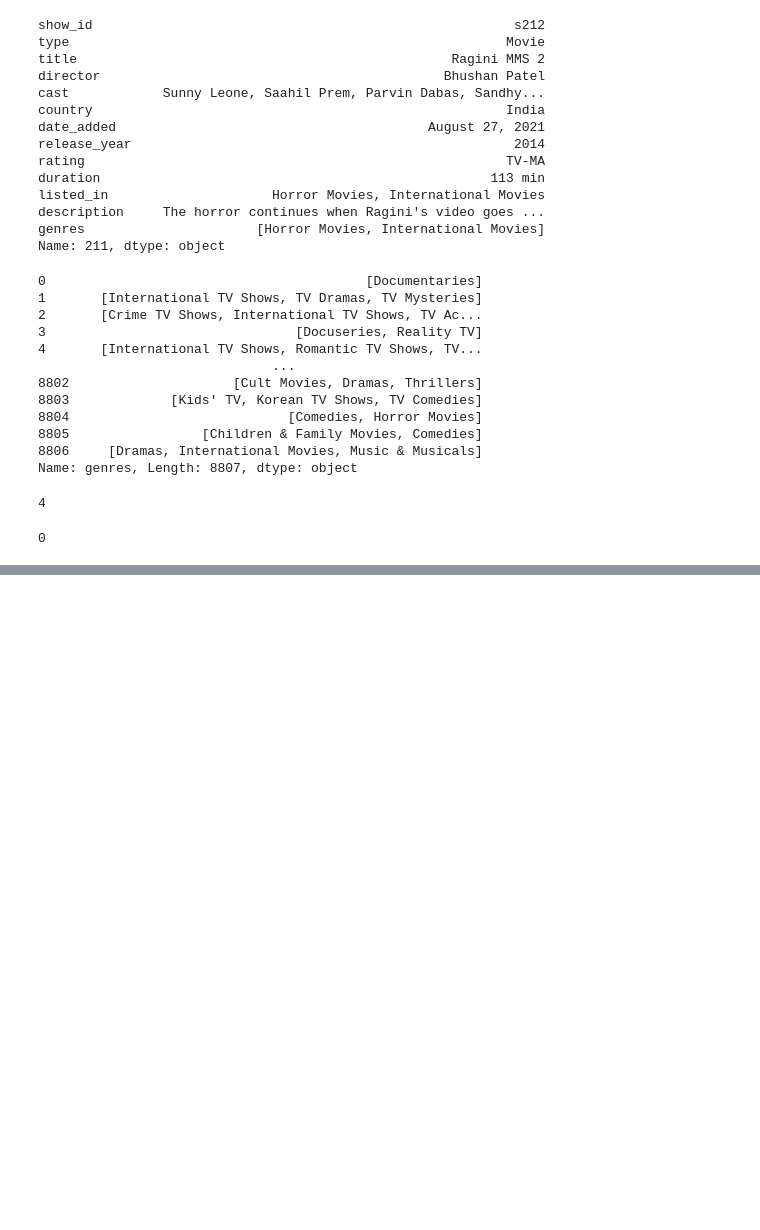
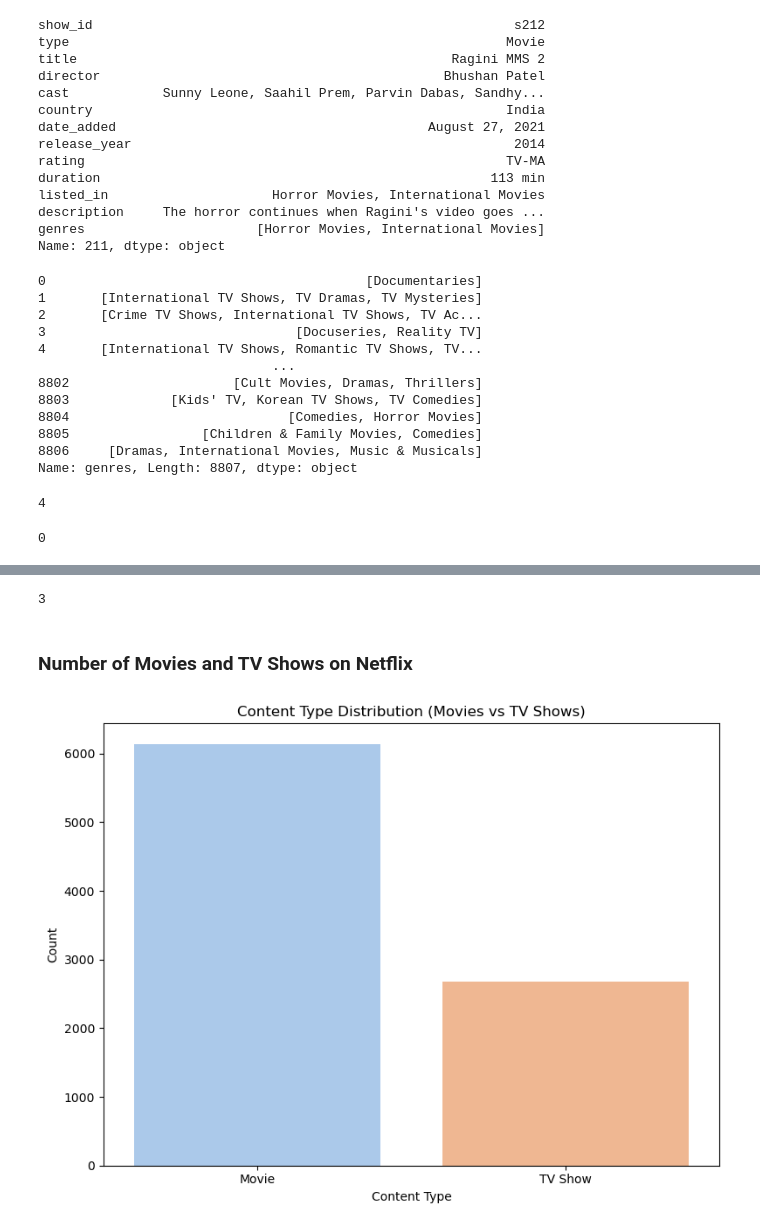
Before and after one commit to PratikHotchandani22/Personalized-Content-Recommendation-System-for-Digital-Streaming-Platforms, a Jupyter notebook: usml_final_project_v1.ipynb, the cells around one changed output, grey strips where cells are left out. Cells and saved outputs as stored; diff of their text form; code cells hidden in the pictures; blank space fills up the shorter version.

```diff
--- a/usml_final_project_v1.ipynb
+++ b/usml_final_project_v1.ipynb
@@ -231,0 +273,6 @@ df.loc[df.rating.isin(['NR', 'UR']), ['rating']] = 'nrur'
+# %%
+# Data Cleaning
+df['date_added'] = pd.to_datetime(df['date_added'], errors='coerce')  # Convert to datetime
+df['year_added'] = df['date_added'].dt.year  # Extract year
+df['month_added'] = df['date_added'].dt.month  # Extract month
+# df['duration'] = df['duration'].fillna('Unknown')  # Handle missing durations
@@ -231,0 +314,8 @@ df.loc[df.rating.isin(['NR', 'UR']), ['rating']] = 'nrur'
+# %%
+# Convert 'year_added' to integers, handling missing values
+df['year_added'] = df['year_added'].fillna(0).astype(int)
+df['month_added'] = df['month_added'].fillna(0).astype(int)
+
+# Replace 0 with NaN for clarity (optional)
+df['year_added'] = df['year_added'].replace(0, pd.NA)
+df['month_added'] = df['month_added'].replace(0, pd.NA)
@@ -231,0 +338,17 @@ df.loc[df.rating.isin(['NR', 'UR']), ['rating']] = 'nrur'
+# %%
+df['duration'].isna().sum()
+# %% [output]
+3
+# %% [markdown]
+### Number of Movies and TV Shows on Netflix
+# %%
+plt.figure(figsize=(8, 6))
+sns.countplot(data=df, x='type', palette='pastel')
+plt.title('Content Type Distribution (Movies vs TV Shows)')
+plt.xlabel('Content Type')
+plt.ylabel('Count')
+plt.xticks(rotation=0)
+plt.tight_layout()
+plt.show()
+# %% [output]
+[figure, added]
```
Also changed, not shown: parts of 14 cells of this notebook, 2 other files.
